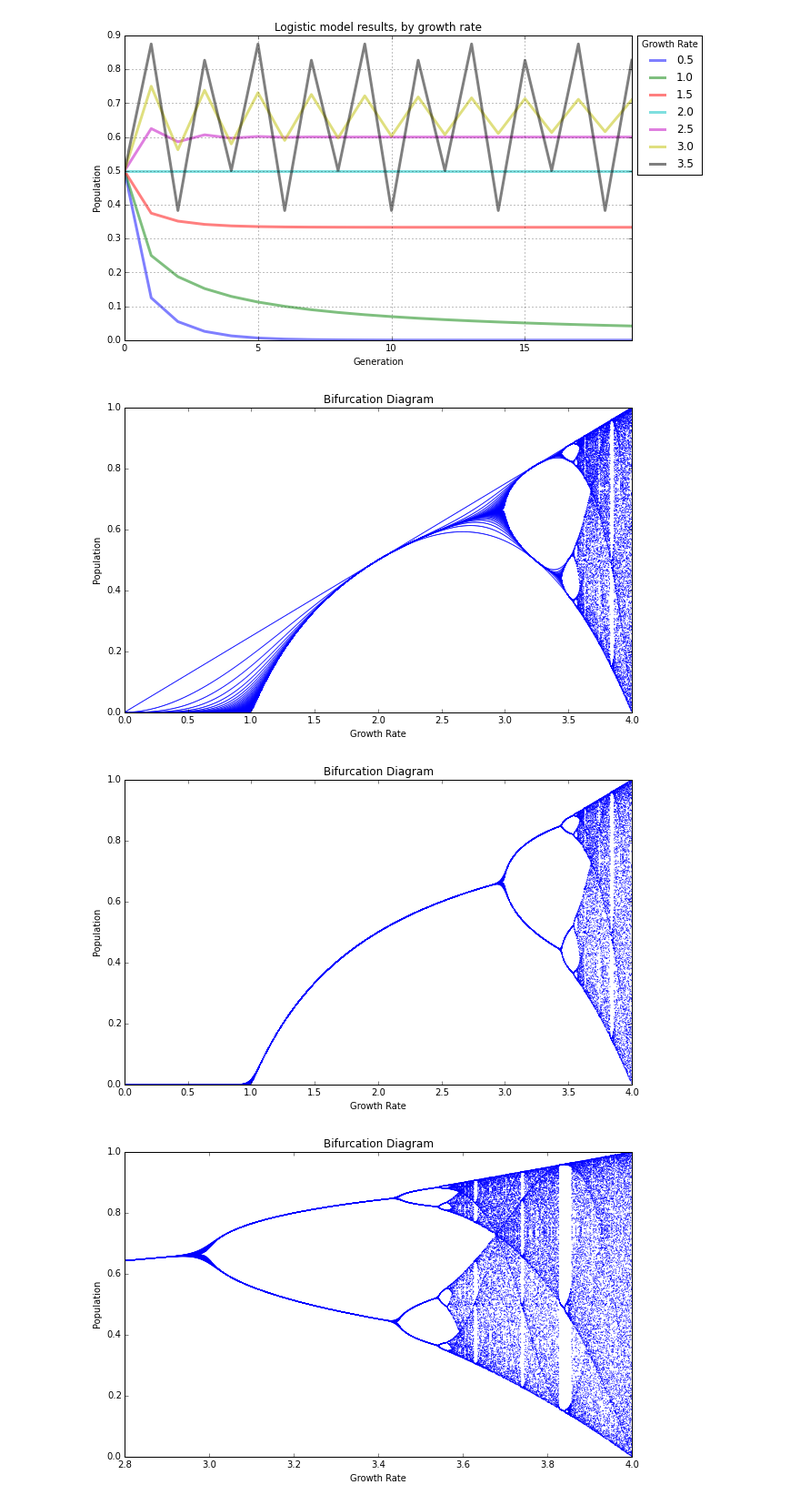
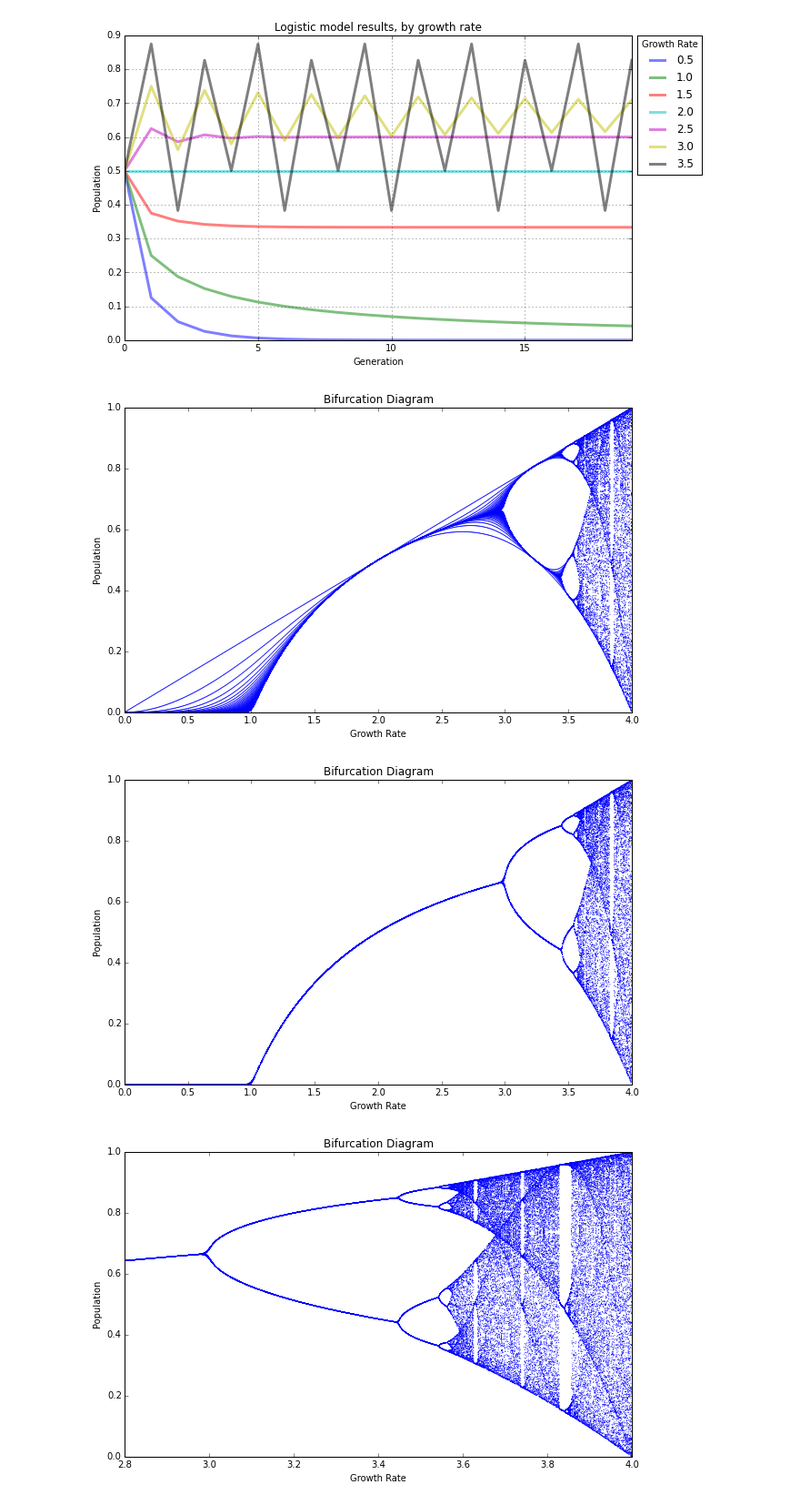
Before and after one commit to aitatanit/chaos-models, a Jupyter notebook: chaos-logistic-model.ipynb, the cells around one changed output. Shown: that part at 91% size. Saved outputs shown, nothing was run; the diff lists cells and outputs as text; code cells hidden in the pictures.

```diff
--- a/chaos-logistic-model.ipynb
+++ b/chaos-logistic-model.ipynb
@@ -9,7 +9,7 @@ import pandas as pd, numpy as np, matplotlib.pyplot as plt
 # %%
 def logistic_model(generations=20,
                    growth_rate_min=0.5,
-                   growth_rate_max=4,
+                   growth_rate_max=4.0,
                    growth_rate_steps=7,
                    pop_initial=0.5):
     """
@@ -198,31 +202,38 @@ plt.show()
 # %% [output]
 [figure]
 # %%
-# run the model for 150 generations across 1000 growth rate steps from 0 to 4 then plot the bifurcation diagram
-generations = 150
+# run the model for 100 generations across 1000 growth rate steps from 0 to 4 then plot the bifurcation diagram
+generations = 100
 growth_rate_min = 0
 growth_rate_max = 4
 growth_rate_steps = 1000
 pops = logistic_model(generations, growth_rate_min, growth_rate_max, growth_rate_steps)
 bifurcation_plot(pops)
 # %% [output]
-[figure, old version]
+[figure, new version]
 # %%
-# plot the bifurcation diagram again for the same data set, but this time throw out the first 50 rows
-# this will show us just the attractors (aka, the values that each growth rate settles toward over time)
-bifurcation_plot(pops, discard_gens=50)
+# plot the bifurcation diagram for 200 generations, but this time throw out the first 100 rows
+# 200-100=100, so we still have 100 generations in the plot, just like in the previous cell
+# this will show us only the attractors (aka, the values that each growth rate settles on over time)
+generations = 200
+discard_gens = 100
+growth_rate_min = 0
+growth_rate_max = 4
+growth_rate_steps = 1000
+pops = logistic_model(generations, growth_rate_min, growth_rate_max, growth_rate_steps)
+bifurcation_plot(pops, discard_gens)
 # %% [output]
-[figure, old version]
+[figure, new version]
 # %%
-# run the model for 150 generations across 1000 growth rate steps from 2.8 to 4, and plot the bifurcation diagram
+# run the model for 300 generations across 1000 growth rate steps from 2.8 to 4, and plot the bifurcation diagram
 # this plot is a zoomed-in look at the first plot and shows the period-doubling path to chaos
-generations = 150
-discard_gens = 50
+generations = 300
+discard_gens = 200
 growth_rate_min = 2.8
 growth_rate_max = 4
 growth_rate_steps = 1000
 pops = logistic_model(generations, growth_rate_min, growth_rate_max, growth_rate_steps)
 bifurcation_plot(pops, discard_gens, growth_rate_min, growth_rate_max)
 # %% [output]
-[figure, old version]
+[figure, new version]
 # %%
```
Also changed, not shown: parts of 8 cells of this notebook, 1 other file.
